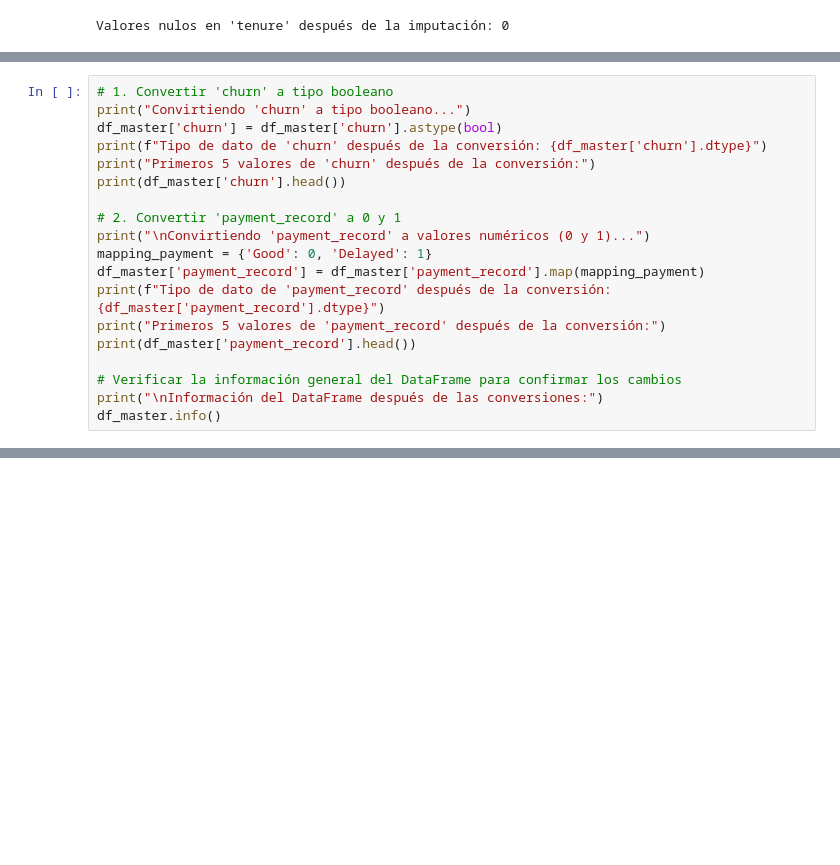
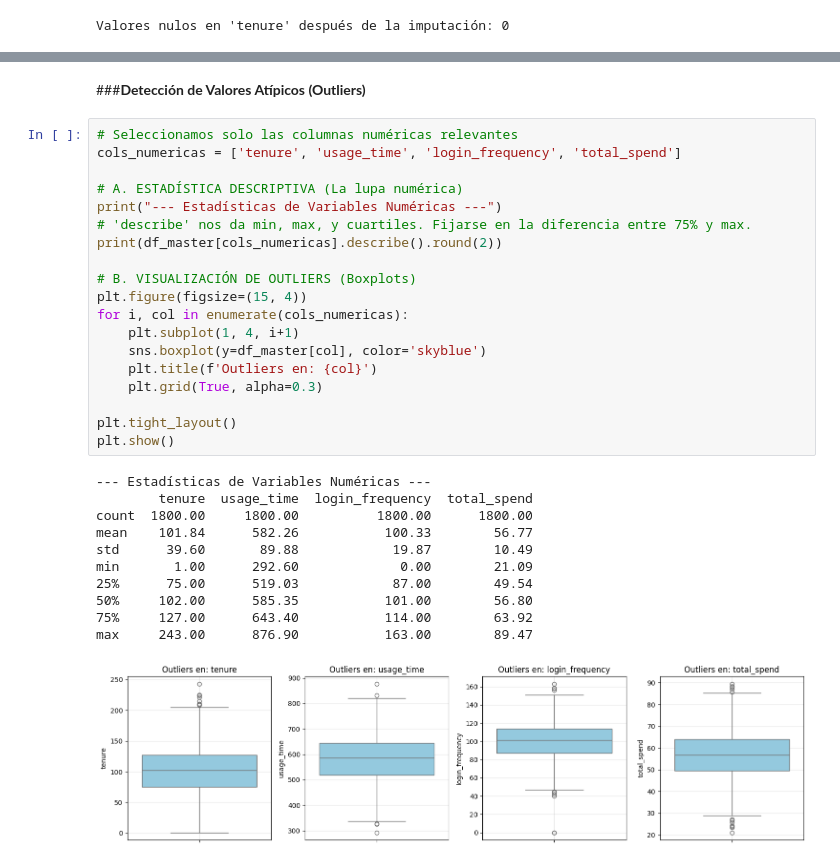
Before and after one commit to veterydaisy/Proyecto-2-ChurnInsight-Predicci-n-de-Cancelaci-n-de-Clientes-grupo-H12-25-L-Equipo-11-Data-Science, a Jupyter notebook: proyecto_churninsight_prediccion_de_cancelacion_de_clientes.ipynb, the cells around one changed output, grey strips where cells are left out. Drawn from its saved outputs; the diff is of its cells as text; blank space fills up the shorter version.

Commit message:
se creo el diccionario de datos, se realizo ETL y DEA

```diff
--- a/proyecto_churninsight_prediccion_de_cancelacion_de_clientes.ipynb
+++ b/proyecto_churninsight_prediccion_de_cancelacion_de_clientes.ipynb
@@ -303,19 +313,0 @@ Con esto, hemos manejado los valores nulos en la columna `tenure`. Ahora todos l
-# %%
-# 1. Convertir 'churn' a tipo booleano
-print("Convirtiendo 'churn' a tipo booleano...")
-df_master['churn'] = df_master['churn'].astype(bool)
-print(f"Tipo de dato de 'churn' después de la conversión: {df_master['churn'].dtype}")
-print("Primeros 5 valores de 'churn' después de la conversión:")
-print(df_master['churn'].head())
-
-# 2. Convertir 'payment_record' a 0 y 1
-print("\nConvirtiendo 'payment_record' a valores numéricos (0 y 1)...")
-mapping_payment = {'Good': 0, 'Delayed': 1}
-df_master['payment_record'] = df_master['payment_record'].map(mapping_payment)
-print(f"Tipo de dato de 'payment_record' después de la conversión: {df_master['payment_record'].dtype}")
-print("Primeros 5 valores de 'payment_record' después de la conversión:")
-print(df_master['payment_record'].head())
-
-# Verificar la información general del DataFrame para confirmar los cambios
-print("\nInformación del DataFrame después de las conversiones:")
-df_master.info()
@@ -357,0 +410,33 @@ plt.show()
+# %% [markdown]
+###**Detección de Valores Atípicos (Outliers)**
+# %%
+# Seleccionamos solo las columnas numéricas relevantes
+cols_numericas = ['tenure', 'usage_time', 'login_frequency', 'total_spend']
+
+# A. ESTADÍSTICA DESCRIPTIVA (La lupa numérica)
+print("--- Estadísticas de Variables Numéricas ---")
+# 'describe' nos da min, max, y cuartiles. Fijarse en la diferencia entre 75% y max.
+print(df_master[cols_numericas].describe().round(2))
+
+# B. VISUALIZACIÓN DE OUTLIERS (Boxplots)
+plt.figure(figsize=(15, 4))
+for i, col in enumerate(cols_numericas):
+    plt.subplot(1, 4, i+1)
+    sns.boxplot(y=df_master[col], color='skyblue')
+    plt.title(f'Outliers en: {col}')
+    plt.grid(True, alpha=0.3)
+
+plt.tight_layout()
+plt.show()
+# %% [output]
+--- Estadísticas de Variables Numéricas ---
+        tenure  usage_time  login_frequency  total_spend
+count  1800.00     1800.00          1800.00      1800.00
+mean    101.84      582.26           100.33        56.77
+std      39.60       89.88            19.87        10.49
+min       1.00      292.60             0.00        21.09
+25%      75.00      519.03            87.00        49.54
+50%     102.00      585.35           101.00        56.80
+75%     127.00      643.40           114.00        63.92
+max     243.00      876.90           163.00        89.47
+[figure, added]
```
Also changed, not shown: parts of 36 cells of this notebook.
